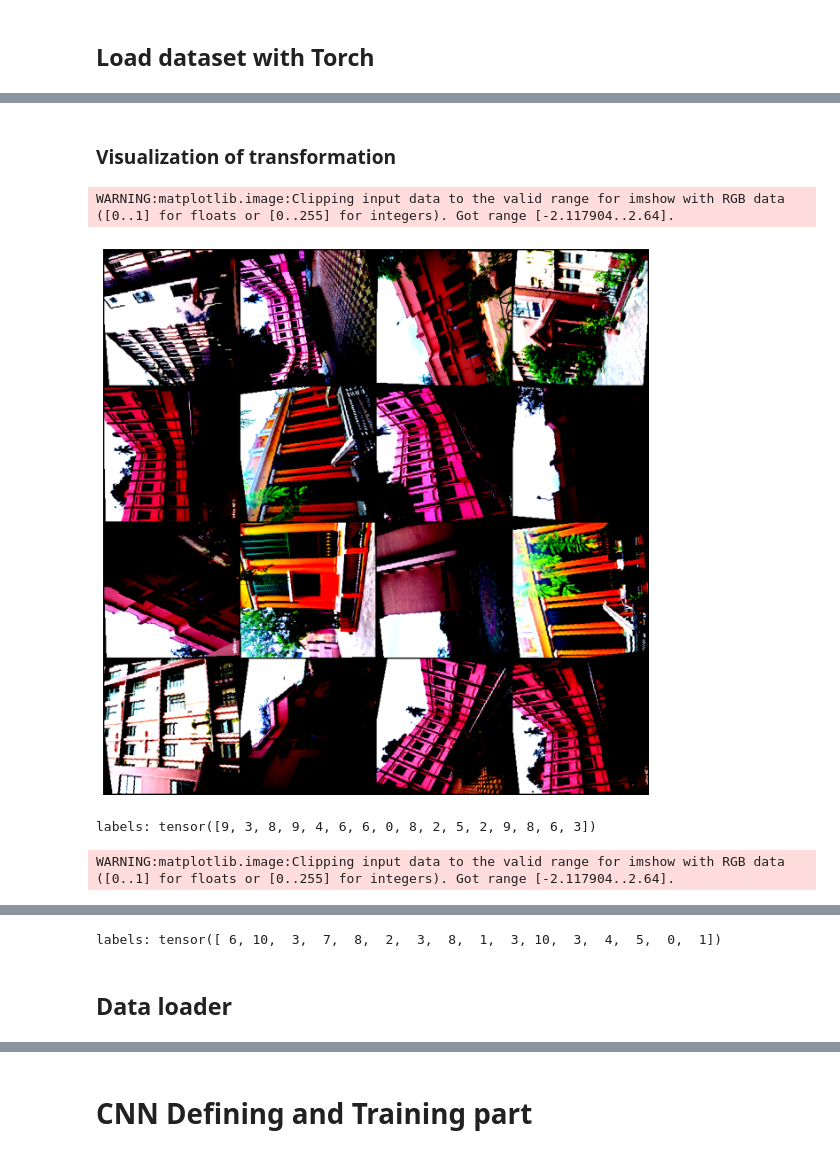
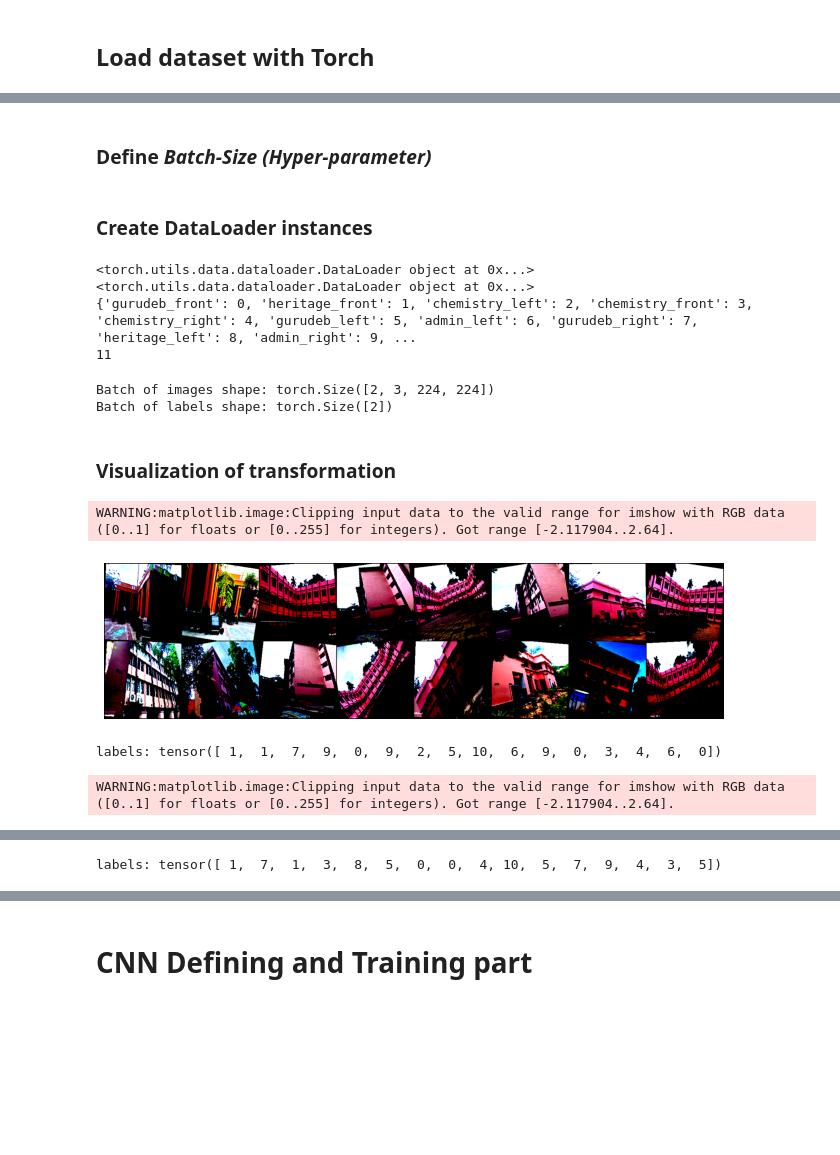
Before and after one commit to Shnku/pythoning_stuff, a Jupyter notebook: NN/build_cnn/expr1_resnet18.ipynb, the cells around one changed output, grey strips where cells are left out. Cells and saved outputs as stored; diff of their text form; code cells hidden in the pictures; blank space fills up the shorter version.

```diff
--- a/NN/build_cnn/expr1_resnet18.ipynb
+++ b/NN/build_cnn/expr1_resnet18.ipynb
@@ -78,0 +76,4 @@ cuda
+# %%
+# path_train_data= DATA_PATH + "/train_df.csv"
+# path_test_data= DATA_PATH + "/test_df.csv"
+csv_data_path = DATA_PATH + "/img_data.csv"
@@ -78,0 +82,10 @@ cuda
+# %%
+import pandas as pd
+import seaborn as sns
+from sklearn.model_selection import train_test_split
+
+# Load the CSV data into a DataFrame
+df = pd.read_csv(csv_data_path)
+
+# Split the data into training and testing sets
+train_df, test_df = train_test_split(df, test_size=0.2, random_state=SEED, stratify=df['class'])
@@ -83,11 +132,13 @@ import torchvision.transforms as transforms
 
 mean=[0.485, 0.456, 0.406]
 standev=[0.229, 0.224, 0.225]
-px=224
+px=256
 
 train_transform = transforms.Compose([
     transforms.Resize((px, px)),
+    transforms.RandomCrop((224, 224)),
     transforms.RandomRotation(10),
+    transforms.RandomVerticalFlip(),
     transforms.RandomHorizontalFlip(),
     transforms.ToTensor(),
     transforms.Normalize(mean=(mean), std=(standev))
@@ -148,0 +198,4 @@ test_dataset = CustomImageDataset(dataframe=vdf, transform=test_transform)
+# %%
+# load
+train_dataset = CustomImageDataset(dataframe=train_df, transform=train_transform)
+test_dataset = CustomImageDataset(dataframe=test_df, transform=test_transform)
@@ -148,0 +204,2 @@ test_dataset = CustomImageDataset(dataframe=vdf, transform=test_transform)
+# %% [markdown]
+### Define ***Batch-Size (Hyper-parameter)***
@@ -149,24 +208,47 @@ test_dataset = CustomImageDataset(dataframe=vdf, transform=test_transform)
+# %% [markdown]
+### Create DataLoader instances
+# %%
+train_loader = DataLoader(train_dataset, batch_size=BATCH_SIZE, shuffle=True, num_workers=4)
+test_loader = DataLoader(test_dataset, batch_size=BATCH_SIZE, shuffle=False, num_workers=4)
+
+print(train_loader)
+print(test_loader)
+
+# Example of iterating through the DataLoader
+print(train_dataset.class_to_idx)
+print(len(train_dataset.class_to_idx))
+for images, labels in train_loader:
+    print(f"Batch of images shape: {images.shape}")
+    print(f"Batch of labels shape: {labels.shape}")
+    break # Just show one batch
+# %% [output]
+<torch.utils.data.dataloader.DataLoader object at 0x...>
+<torch.utils.data.dataloader.DataLoader object at 0x...>
+{'gurudeb_front': 0, 'heritage_front': 1, 'chemistry_left': 2, 'chemistry_front': 3, 'chemistry_right': 4, 'gurudeb_left': 5, 'admin_left': 6, 'gurudeb_right': 7, 'heritage_left': 8, 'admin_right': 9, ...
+11
+Batch of images shape: torch.Size([2, 3, 224, 224])
+Batch of labels shape: torch.Size([2])
 # %% [markdown]
 ### Visualization of transformation
 # %%
 def disp_img_grid(dataset, mean, std):
     loader = DataLoader(dataset, batch_size=16, shuffle=True)
     batch = next(iter(loader))
     img, lbl = batch
 
-    grid = torchvision.utils.make_grid(img, nrow=4) # Changed nrow to 4 for better visualization of multiple images
+    grid = torchvision.utils.make_grid(img, nrow=8) # Changed nrow to 4 for better visualization of multiple images
     plt.figure(figsize=(10, 10), dpi=80)
-    plt.imshow(np.transpose(grid.permute(1, 2, 0).numpy(), (1, 0, 2)))
+    plt.imshow(grid.permute(1, 2, 0).numpy())
     plt.axis('off')  # Hide axes
     plt.show()  # Show the plot
     print(f'labels: {lbl}')
 
 # Example usage with your custom datasets:
 # Pass the dataset objects and the mean and std used for normalization
 disp_img_grid(train_dataset, mean=mean, std=standev)
 disp_img_grid(test_dataset, mean=mean, std=standev)
 # %% [output]
 WARNING:matplotlib.image:Clipping input data to the valid range for imshow with RGB data ([0..1] for floats or [0..255] for integers). Got range [-2.117904..2.64].
-[figure, old version]
+[figure, new version]
-labels: tensor([9, 3, 8, 9, 4, 6, 6, 0, 8, 2, 5, 2, 9, 8, 6, 3])
+labels: tensor([ 1,  1,  7,  9,  0,  9,  2,  5, 10,  6,  9,  0,  3,  4,  6,  0])
 WARNING:matplotlib.image:Clipping input data to the valid range for imshow with RGB data ([0..1] for floats or [0..255] for integers). Got range [-2.117904..2.64].
@@ -174,3 +256 @@ WARNING:matplotlib.image:Clipping input data to the valid range for imshow with
-labels: tensor([ 6, 10,  3,  7,  8,  2,  3,  8,  1,  3, 10,  3,  4,  5,  0,  1])
+labels: tensor([ 1,  7,  1,  3,  8,  5,  0,  0,  4, 10,  5,  7,  9,  4,  3,  5])
-# %% [markdown]
-## Data loader
```
Also changed, not shown: parts of 38 cells of this notebook.
